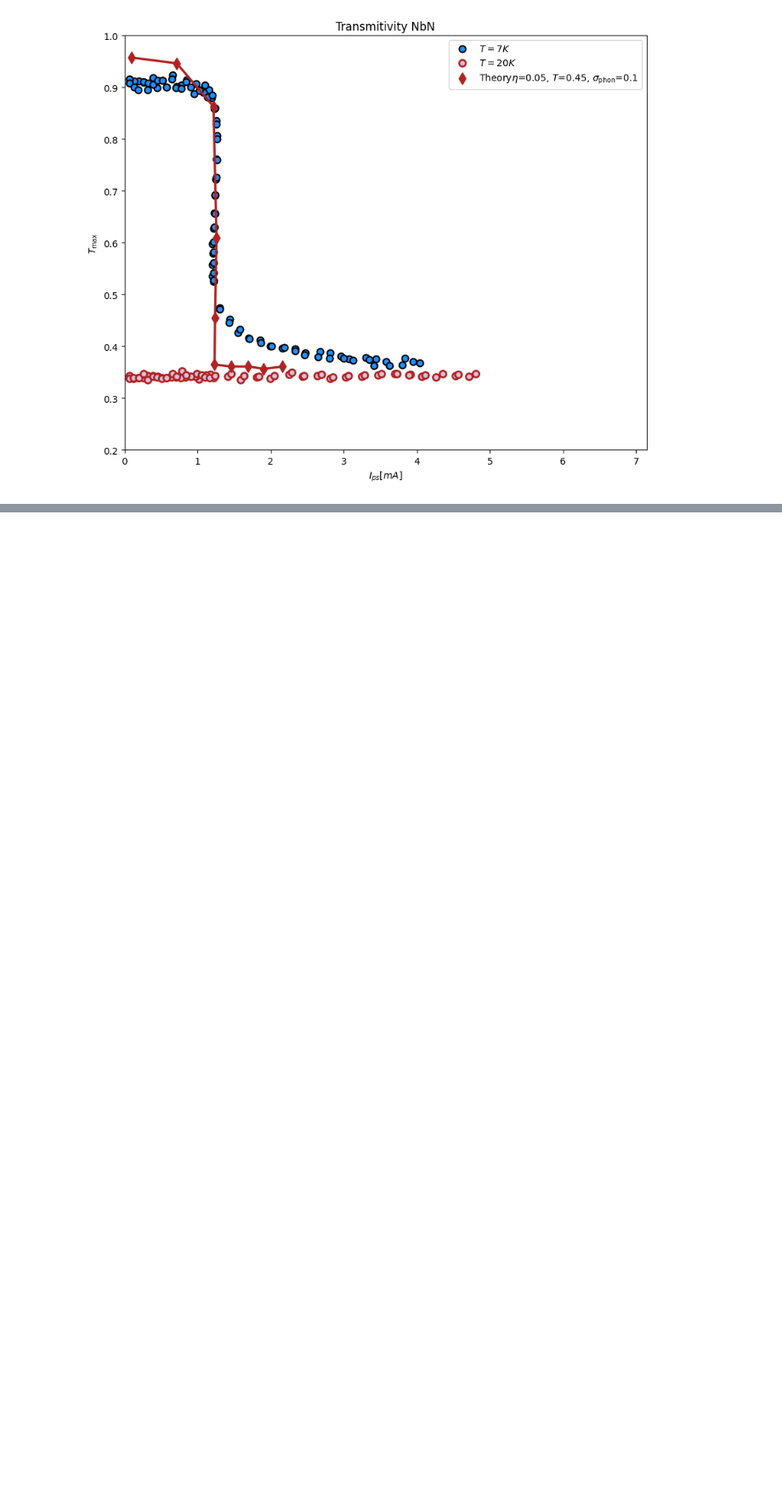
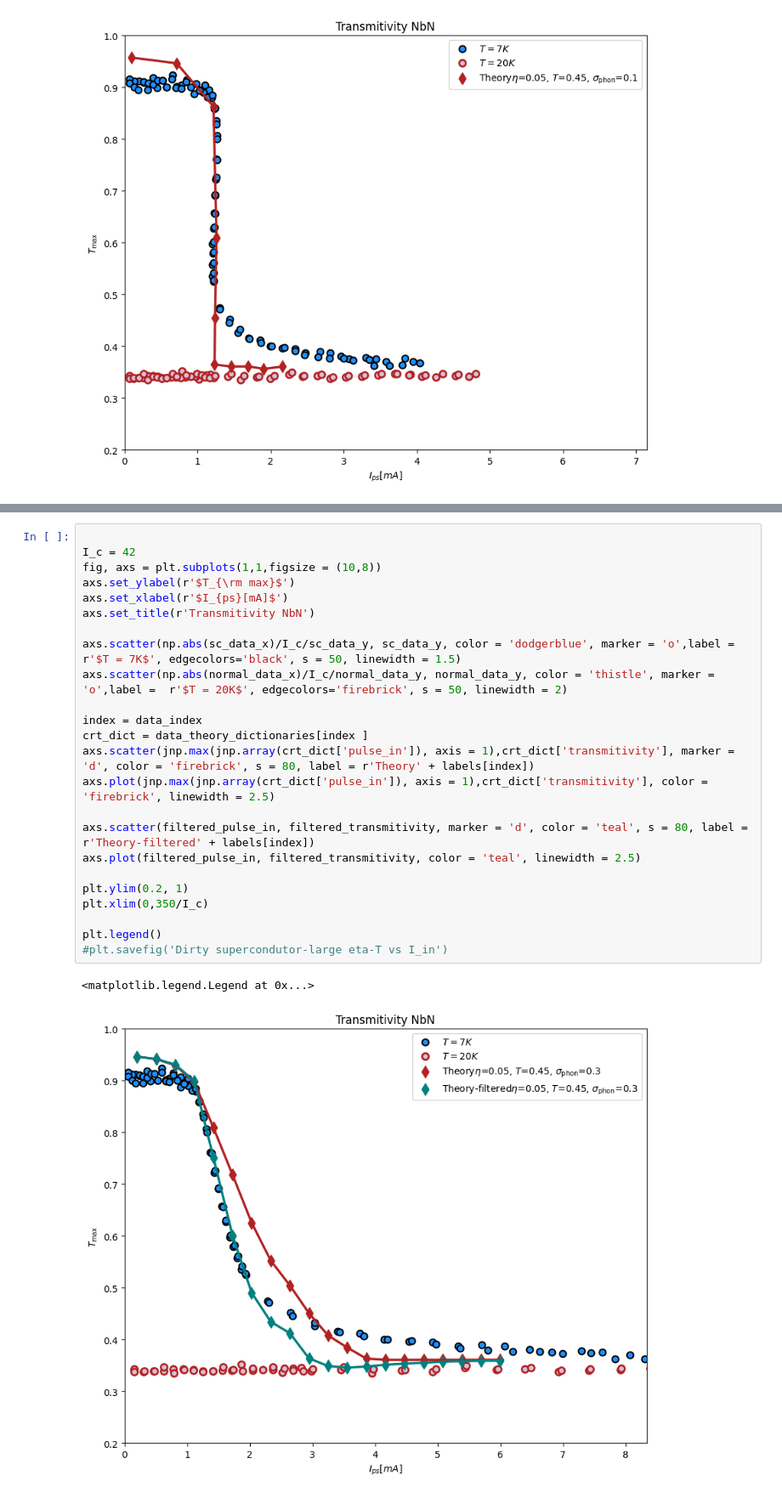
Before and after one commit to j-curtis/psBQP, a Jupyter notebook: Usadel_run.ipynb, the cells around one changed output, grey strips where cells are left out. Shown at 85% size. Drawn from its saved outputs; the diff is of its cells as text; blank space fills up the shorter version.

```diff
--- a/Usadel_run.ipynb
+++ b/Usadel_run.ipynb
@@ -797,0 +908,27 @@ plt.legend()
+# %%
+
+I_c = 42
+fig, axs = plt.subplots(1,1,figsize = (10,8))
+axs.set_ylabel(r'$T_{\rm max}$')
+axs.set_xlabel(r'$I_{ps}[mA]$')
+axs.set_title(r'Transmitivity NbN')
+
+axs.scatter(np.abs(sc_data_x)/I_c/sc_data_y, sc_data_y, color = 'dodgerblue', marker = 'o',label = r'$T = 7K$', edgecolors='black', s = 50, linewidth = 1.5)
+axs.scatter(np.abs(normal_data_x)/I_c/normal_data_y, normal_data_y, color = 'thistle', marker = 'o',label =  r'$T = 20K$', edgecolors='firebrick', s = 50, linewidth = 2)
+
+index = data_index
+crt_dict = data_theory_dictionaries[index ]
+axs.scatter(jnp.max(jnp.array(crt_dict['pulse_in']), axis = 1),crt_dict['transmitivity'], marker = 'd', color = 'firebrick', s = 80, label = r'Theory' + labels[index])
+axs.plot(jnp.max(jnp.array(crt_dict['pulse_in']), axis = 1),crt_dict['transmitivity'], color = 'firebrick', linewidth = 2.5)
+
+axs.scatter(filtered_pulse_in, filtered_transmitivity, marker = 'd', color = 'teal', s = 80, label = r'Theory-filtered' + labels[index])
+axs.plot(filtered_pulse_in, filtered_transmitivity, color = 'teal', linewidth = 2.5)
+
+plt.ylim(0.2, 1)
+plt.xlim(0,350/I_c)
+
+plt.legend()
+#plt.savefig('Dirty supercondutor-large eta-T vs I_in')
+# %% [output]
+<matplotlib.legend.Legend at 0x...>
+[figure, added]
```
Also changed, not shown: parts of 16 cells of this notebook, 7 other files.
